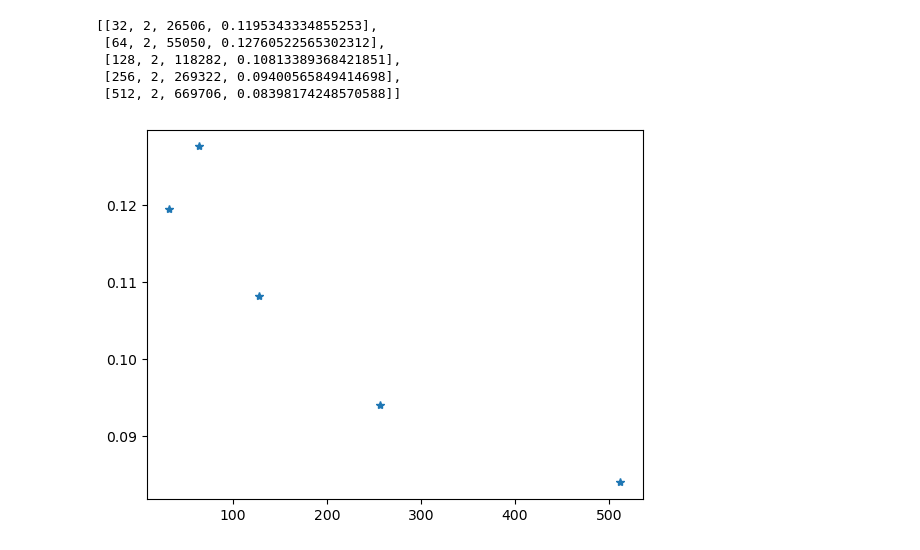
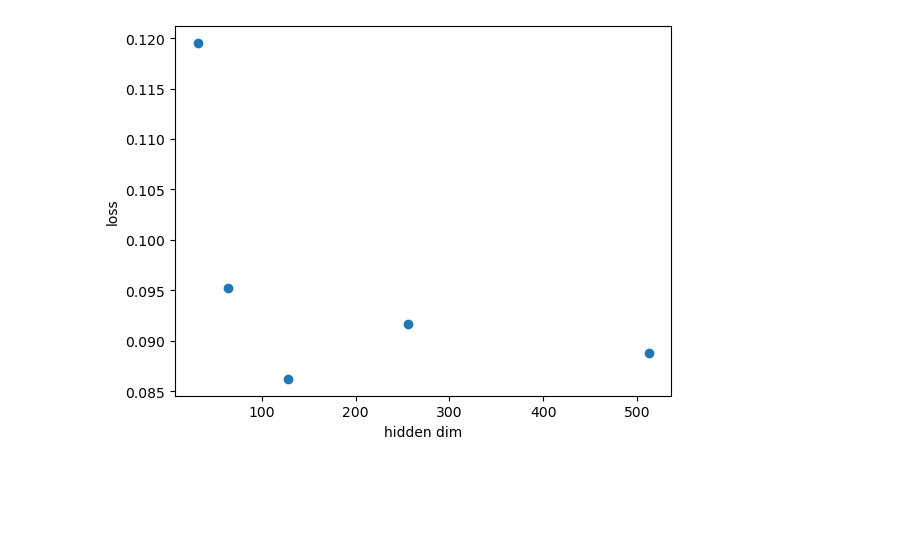
Before and after one commit to ashah01/Scaling-laws-framework, a Jupyter notebook: visualize.ipynb, the cells around one changed output. Drawn from its saved outputs; the diff is of its cells as text; code cells hidden in the pictures; blank space fills up the shorter version.

```diff
--- a/visualize.ipynb
+++ b/visualize.ipynb
@@ -5,7 +5,7 @@ from operator import itemgetter
 # %%
 # lr, hidden_dim, depth, params, dropout1, droput2, loss
 data = None
-with open("observations/analytics.txt", "r") as file:
+with open("observations/joshwidthexperiment/analytics.txt", "r") as file:
     data = file.readlines()
 # %%
 run = list(map(list, [itemgetter(2, 3, 4, -1)(re.findall(r"[-+]?\d*\.\d+|\d+", line)) for line in data]))
@@ -15,16 +15,10 @@ for i in range(len(run)):
             run[i][j] = int(run[i][j])
         else:
             run[i][j] = float(run[i][j])
-# %%
-run
-# %% [output]
-[[32, 2, 26506, 0.1195343334855253],
- [64, 2, 55050, 0.12760522565302312],
- [128, 2, 118282, 0.10813389368421851],
- [256, 2, 269322, 0.09400565849414698],
- [512, 2, 669706, 0.08398174248570588]]
 # %%
-plt.plot([row[0] for row in run], [row[3] for row in run], "*")
+plt.scatter([row[0] for row in run], [row[3] for row in run])
+plt.xlabel("hidden dim")
+plt.ylabel("loss")
 plt.show()
 # %% [output]
-[figure, old version]
+[figure, new version]
```
Also changed, not shown: parts of 9 cells of this notebook, 24 other files.
